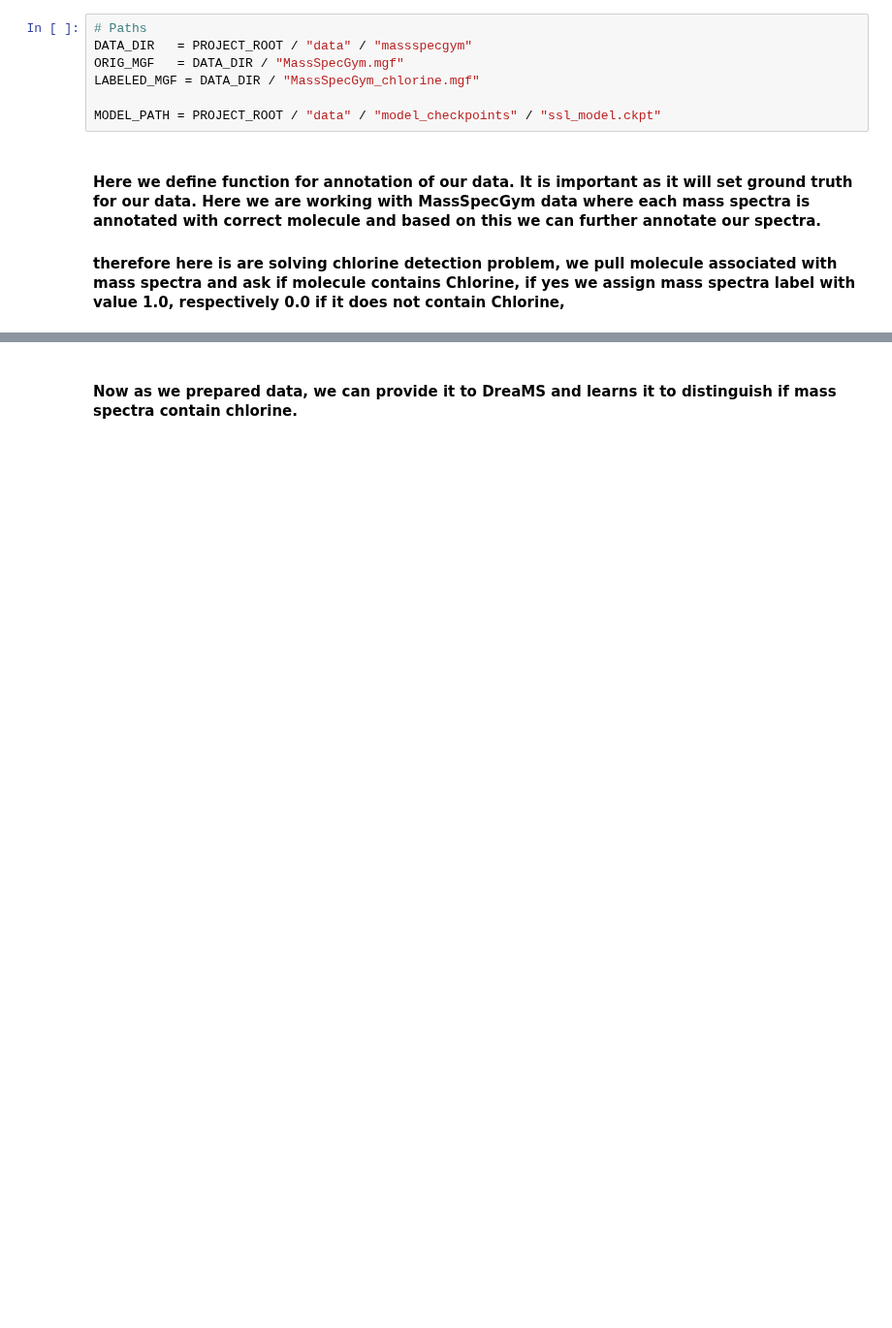
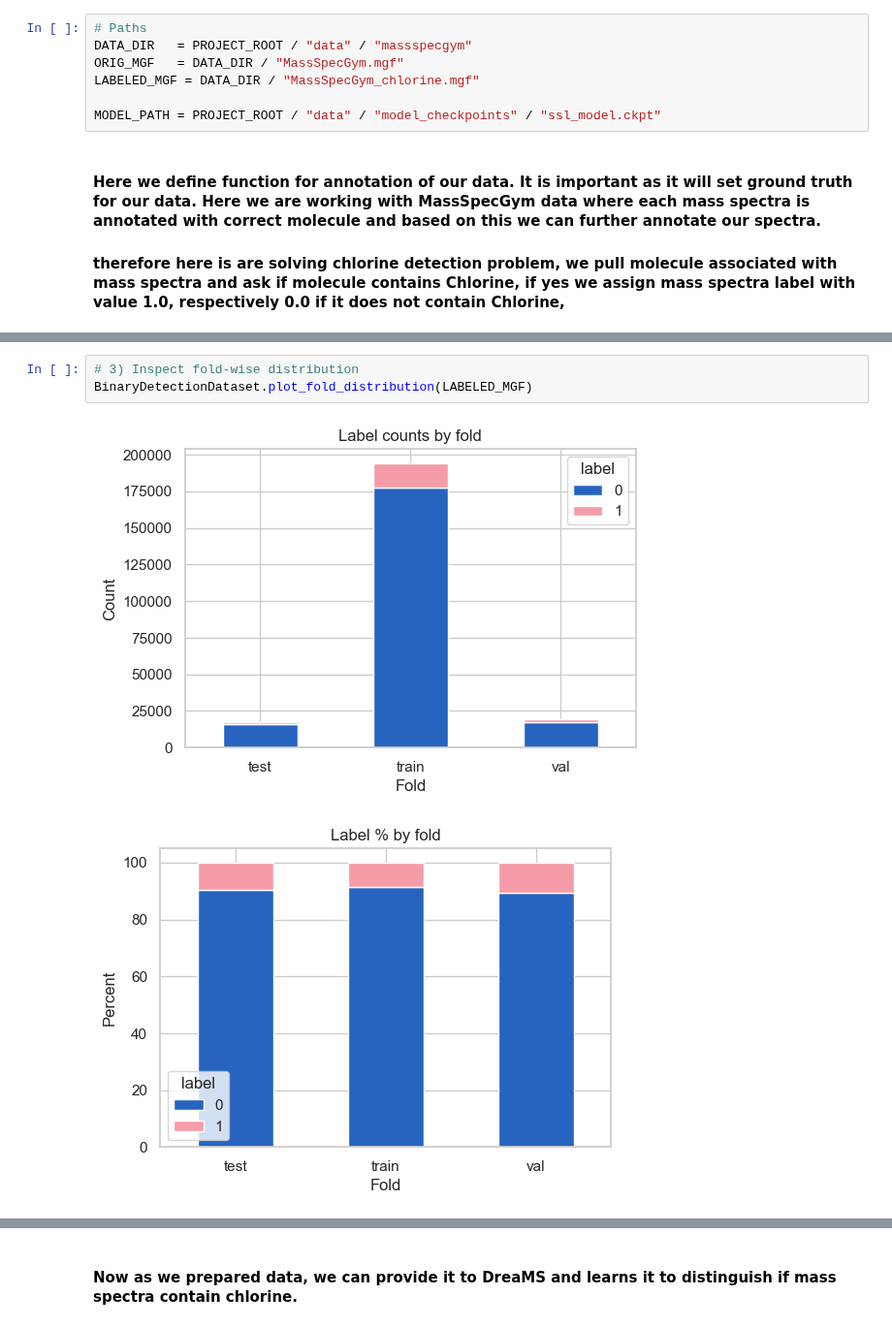
Before and after one commit to pluskal-lab/DreaMS_MIMB, a Jupyter notebook: notebooks/4_DreaMS_finetuning.ipynb, the cells around one changed output, grey strips where cells are left out. Shown at 97% size. Cells and saved outputs as stored; diff of their text form; blank space fills up the shorter version.

```diff
--- a/notebooks/4_DreaMS_finetuning.ipynb
+++ b/notebooks/4_DreaMS_finetuning.ipynb
@@ -48,0 +62,6 @@ Labeled MGF written to: /Users/macbook/CODE/DreaMS_MIMB/data/massspecgym/MassSpe
+# %%
+# 3) Inspect fold‐wise distribution
+BinaryDetectionDataset.plot_fold_distribution(LABELED_MGF)
+# %% [output]
+[figure, added]
+[figure, added]
```
Also changed, not shown: parts of 15 cells of this notebook, 1 other file.
